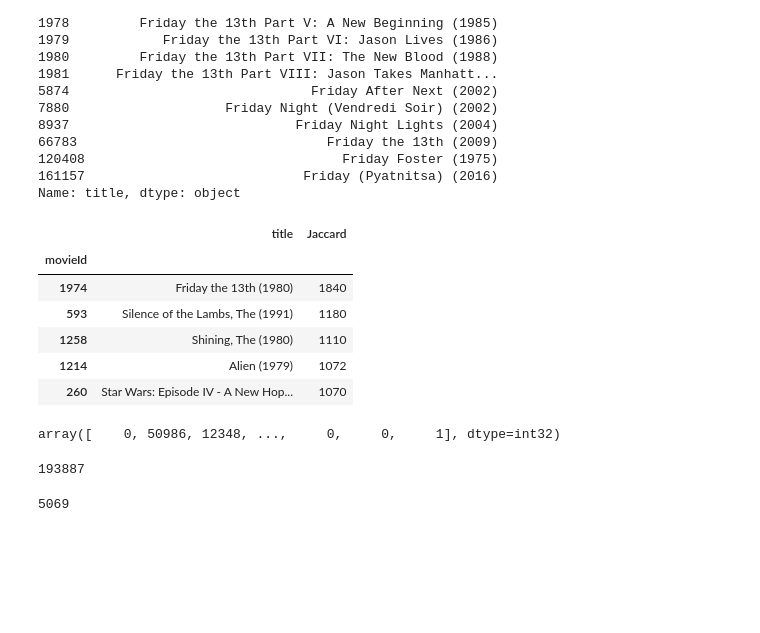
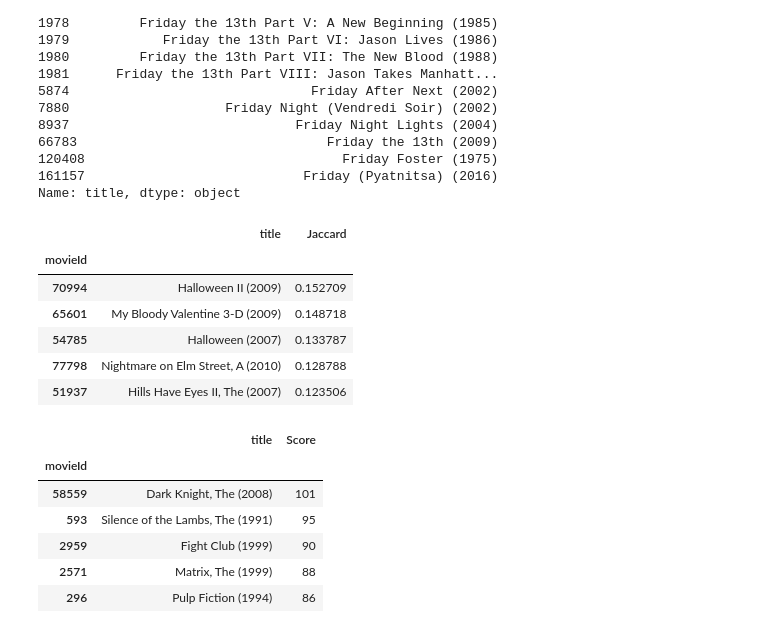
Before and after one commit to focods/MovieRecommender, a Jupyter notebook: MovieRecommender.ipynb, the cells around one changed output. Cells and saved outputs as stored; diff of their text form; code cells hidden in the pictures; blank space fills up the shorter version.

Commit message:
JaccardScoring

```diff
--- a/MovieRecommender.ipynb
+++ b/MovieRecommender.ipynb
@@ -36,7 +57,7 @@ good_ratings = ratings.query('rating > 3.0')
 # %%
 from scipy.sparse import csr_matrix, coo_matrix
 # %%
-cust_ratings = coo_matrix(([1]*len(good_ratings), (good_ratings.userId, good_ratings.movieId)),dtype=np.int32).tocsr()
+cust_ratings = csr_matrix(([1]*len(good_ratings), (good_ratings.userId, good_ratings.movieId)),dtype=np.int32)
 # %%
 cust_ratings
 # %% [output]
@@ -56,0 +78,5 @@ co_occurrence.max()
+# %%
+# will need these for later for Jaccard scoring
+# total reviews of each movie is main diagonal of co_occurrence matrix
+tot_reviews = co_occurrence.diagonal()
+tot_reviews.shape
@@ -98,36 +111,0 @@ zz=movies.query('title == @mname')
-# %%
-def get_recommendations(moviename, nrec=5):
-  """
-  Returns at most nrec movie recommenations given an input movie name
-  """
-
-  movieId = get_movieId(moviename)
-
-  #get the cohorts of this movie
-  #(number of times users rated each movie AND this movieId)
-  cohorts = co_occurrence.getrow(movieId)
-
-  #get the movieIds and # times reviewed for each cohort
-  cohort_ids = cohorts.indices
-  cohort_n   = cohorts.data
-
-  # normalize by Jaccard measure (future)
-  cohort_jaccard = cohort_n
-
-  #sort by Jaccard measure
-  cohort_sort = cohort_jaccard.argsort() #note, only sorts ascending
-
-  #slicer for last nrec elements in reverse order
-  last_n_slice = slice(-1, -1*(nrec+1), -1)
-
-  #get the ids and jaccards of the last(highest) nrec elements
-  last_n_ids =     cohort_ids[cohort_sort[last_n_slice]]
-  last_n_jaccard = cohort_n[cohort_sort[last_n_slice]]
-
-  #create a dataframe to contain the results
-  ret_df = pd.DataFrame({'title': movies.loc[last_n_ids].title,
-                         'Jaccard':last_n_jaccard,
-                         'movieId':last_n_ids}).set_index('movieId')
-
-  #ship it!
-  return ret_df
@@ -273,12 +307,12 @@ movieId
 161157                            Friday (Pyatnitsa) (2016)
 Name: title, dtype: object
 # %%
-get_recommendations('Friday the 13th (1980)')
+get_recommendations('Friday the 13th (2009)')
 # %% [output]
 |  | title | Jaccard |
 | movieId |  |  |
-| 1974 | Friday the 13th (1980) | 1840 |
-| 593 | Silence of the Lambs, The (1991) | 1180 |
-| 1258 | Shining, The (1980) | 1110 |
-| 1214 | Alien (1979) | 1072 |
-| 260 | Star Wars: Episode IV - A New Hop... | 1070 |
+| 70994 | Halloween II (2009) | 0.152709 |
+| 65601 | My Bloody Valentine 3-D (2009) | 0.148718 |
+| 54785 | Halloween (2007) | 0.133787 |
+| 77798 | Nightmare on Elm Street, A (2010) | 0.128788 |
+| 51937 | Hills Have Eyes II, The (2007) | 0.123506 |
@@ -292,12 +319,10 @@ diag = co_occurrence.diagonal()
-# %%
-diag
-# %% [output]
-array([    0, 50986, 12348, ...,     0,     0,     1], dtype=int32)
-# %%
-len(diag)
-# %% [output]
-193887
-# %%
-diag[5]
-# %% [output]
-5069
+# %%
+get_recommendations('Friday the 13th (2009)', Jaccard=False)
+# %% [output]
+|  | title | Score |
+| movieId |  |  |
+| 58559 | Dark Knight, The (2008) | 101 |
+| 593 | Silence of the Lambs, The (1991) | 95 |
+| 2959 | Fight Club (1999) | 90 |
+| 2571 | Matrix, The (1999) | 88 |
+| 296 | Pulp Fiction (1994) | 86 |
```
Also changed, not shown: parts of 52 cells of this notebook.
